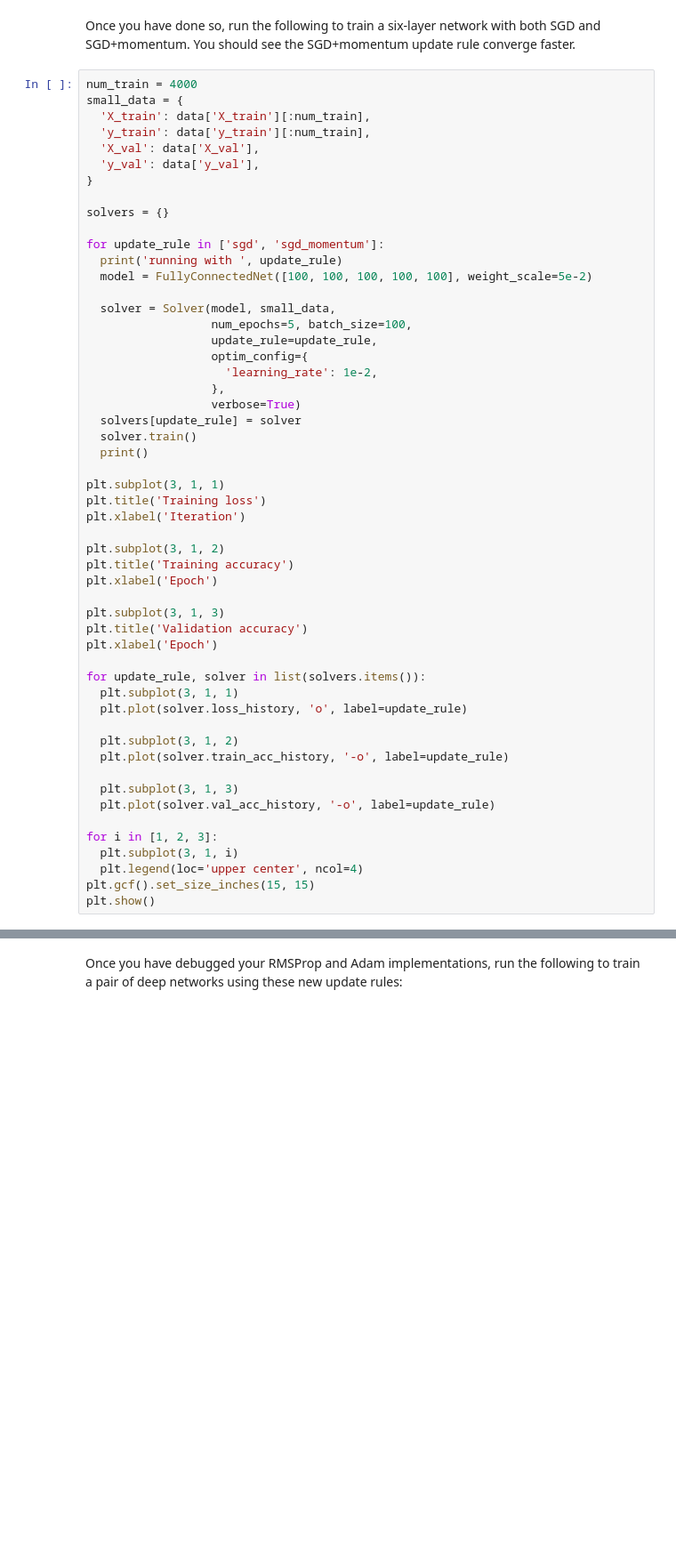
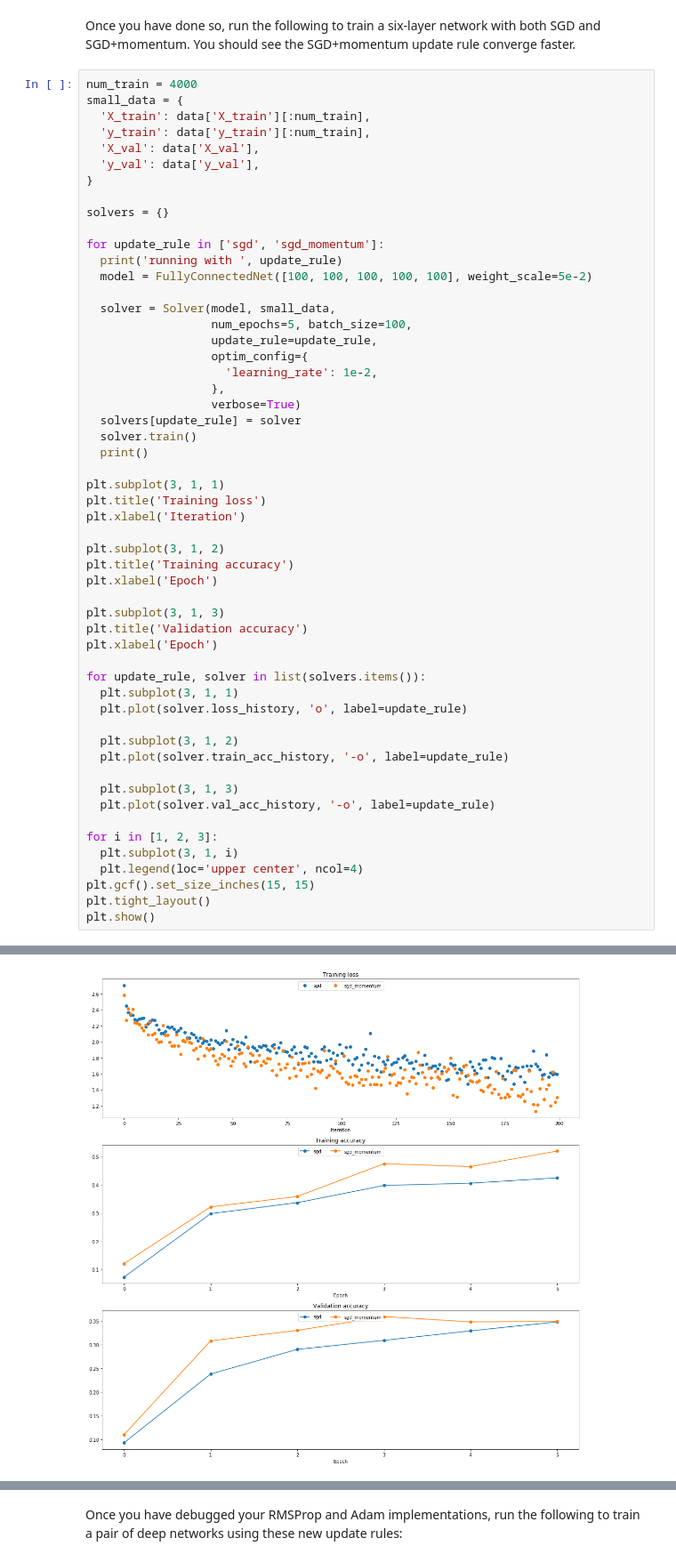
Before and after one commit to Tudor67/CS231n, a Jupyter notebook: Assignments 2018/assignment2/FullyConnectedNets.ipynb, the cells around one changed output, grey strips where cells are left out. Shown at 89% size. Saved outputs shown, nothing was run; the diff lists cells and outputs as text; blank space fills up the shorter version.

```diff
--- a/Assignments 2018/assignment2/FullyConnectedNets.ipynb
+++ b/Assignments 2018/assignment2/FullyConnectedNets.ipynb
@@ -648,4 +651,6 @@ for i in [1, 2, 3]:
   plt.subplot(3, 1, i)
   plt.legend(loc='upper center', ncol=4)
 plt.gcf().set_size_inches(15, 15)
+plt.tight_layout()
 plt.show()
+# %% [output]
@@ -652,3 +674,4 @@ plt.show()
+[figure, added]
 # %% [markdown]
 # RMSProp and Adam
 RMSProp [1] and Adam [2] are update rules that set per-parameter learning rates by using a running average of the second moments of gradients.
```
Also changed, not shown: parts of 7 cells of this notebook, 1 other file.
